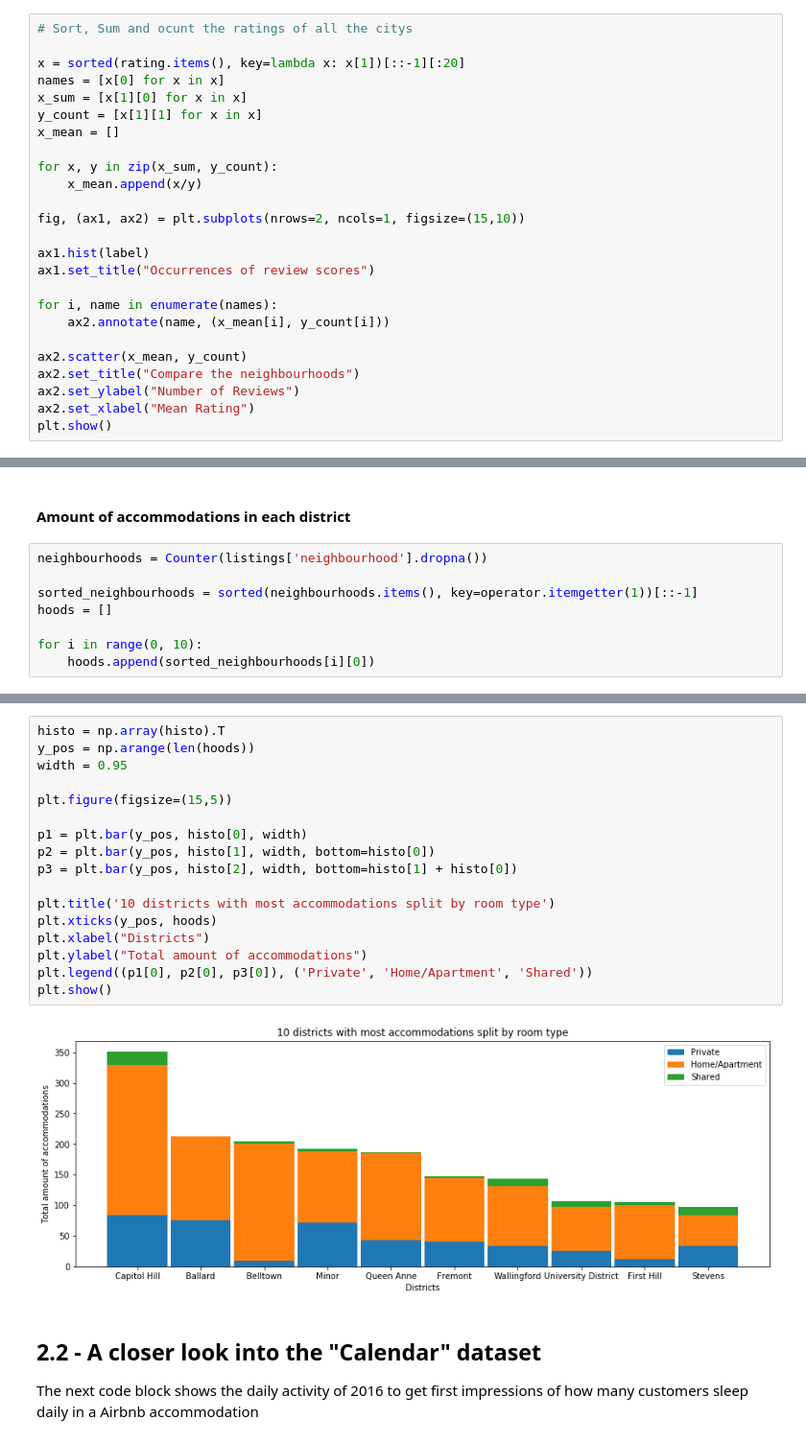
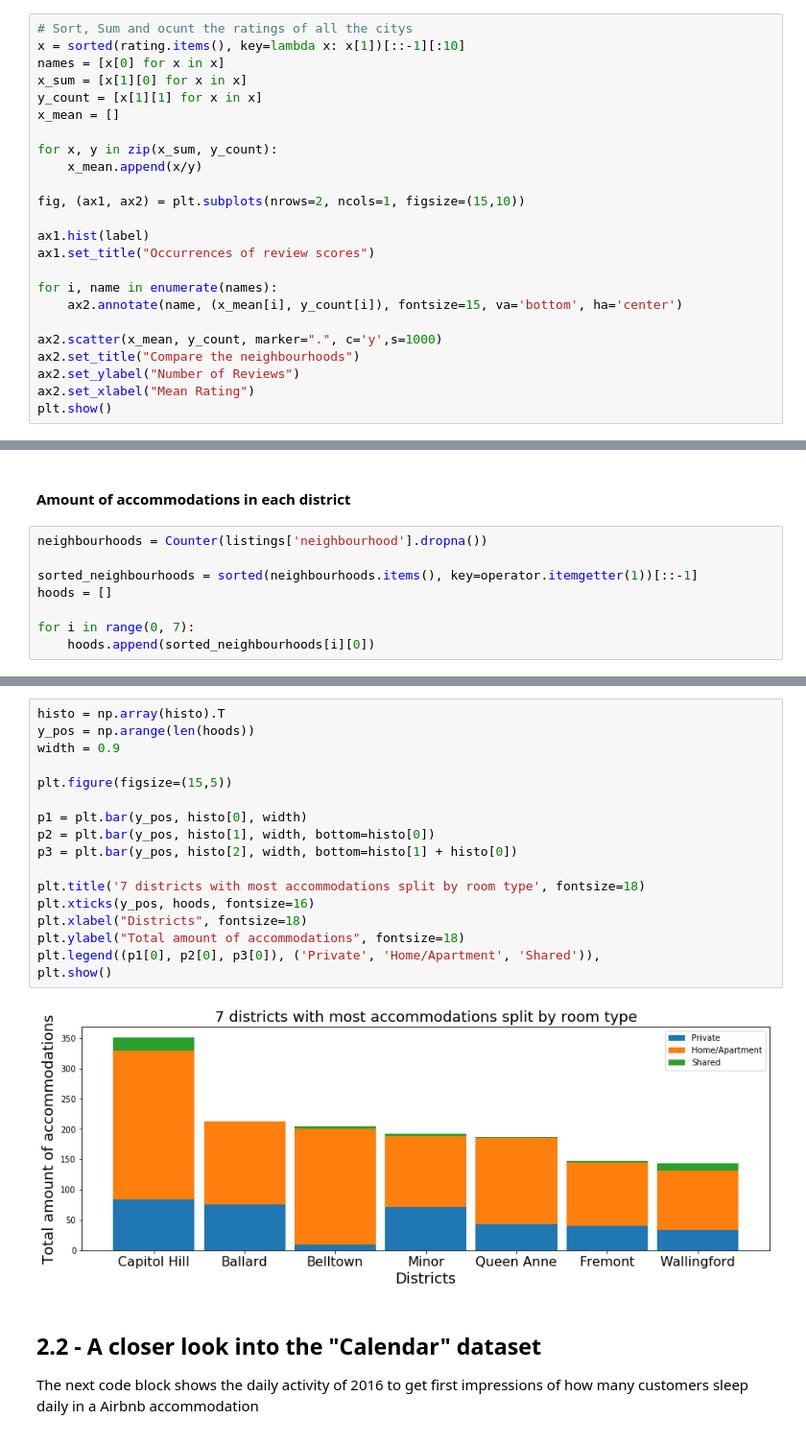
Before and after one commit to Mavengence/Kaggle-Seattle-Airbnb-Analysis-IS4861-Assignment, a Jupyter notebook: IS4861_group_project_airbnb.ipynb, the cells around one changed output, grey strips where cells are left out. Shown at 96% size. Cells and saved outputs as stored; diff of their text form.

```diff
--- a/IS4861_group_project_airbnb.ipynb
+++ b/IS4861_group_project_airbnb.ipynb
@@ -252,7 +252,6 @@ plt.show()
 # %%
 # Sort, Sum and ocunt the ratings of all the citys
-
-x = sorted(rating.items(), key=lambda x: x[1])[::-1][:20]
+x = sorted(rating.items(), key=lambda x: x[1])[::-1][:10]
 names = [x[0] for x in x]
 x_sum = [x[1][0] for x in x]
 y_count = [x[1][1] for x in x]
@@ -267,9 +266,9 @@ ax1.hist(label)
 ax1.set_title("Occurrences of review scores")
 
 for i, name in enumerate(names):
-    ax2.annotate(name, (x_mean[i], y_count[i]))
+    ax2.annotate(name, (x_mean[i], y_count[i]), fontsize=15, va='bottom', ha='center')
 
-ax2.scatter(x_mean, y_count)
+ax2.scatter(x_mean, y_count, marker=".", c='y',s=1000)
 ax2.set_title("Compare the neighbourhoods")
 ax2.set_ylabel("Number of Reviews")
 ax2.set_xlabel("Mean Rating")
@@ -284,7 +283,7 @@ neighbourhoods = Counter(listings['neighbourhood'].dropna())
 sorted_neighbourhoods = sorted(neighbourhoods.items(), key=operator.itemgetter(1))[::-1]
 hoods = []
 
-for i in range(0, 10):
+for i in range(0, 7):
     hoods.append(sorted_neighbourhoods[i][0])
 # %%
 combined = listings[['room_type', 'neighbourhood']].dropna()
@@ -348,22 +344,22 @@ plt.show()
 # %%
 histo = np.array(histo).T
 y_pos = np.arange(len(hoods))
-width = 0.95
+width = 0.9
 
 plt.figure(figsize=(15,5))
 
 p1 = plt.bar(y_pos, histo[0], width)
 p2 = plt.bar(y_pos, histo[1], width, bottom=histo[0])
 p3 = plt.bar(y_pos, histo[2], width, bottom=histo[1] + histo[0])
 
-plt.title('10 districts with most accommodations split by room type')
-plt.xticks(y_pos, hoods)
-plt.xlabel("Districts")
-plt.ylabel("Total amount of accommodations")
-plt.legend((p1[0], p2[0], p3[0]), ('Private', 'Home/Apartment', 'Shared'))
+plt.title('7 districts with most accommodations split by room type', fontsize=18)
+plt.xticks(y_pos, hoods, fontsize=16)
+plt.xlabel("Districts", fontsize=18)
+plt.ylabel("Total amount of accommodations", fontsize=18)
+plt.legend((p1[0], p2[0], p3[0]), ('Private', 'Home/Apartment', 'Shared')),
 plt.show()
 # %% [output]
-[figure, old version]
+[figure, new version]
 # %% [markdown]
 ## 2.2 - A closer look into the "Calendar" dataset
 The next code block shows the daily activity of 2016 to get first impressions of how many customers sleep daily in a Airbnb accommodation
```
Also changed, not shown: parts of 14 cells of this notebook, 29 other files.
